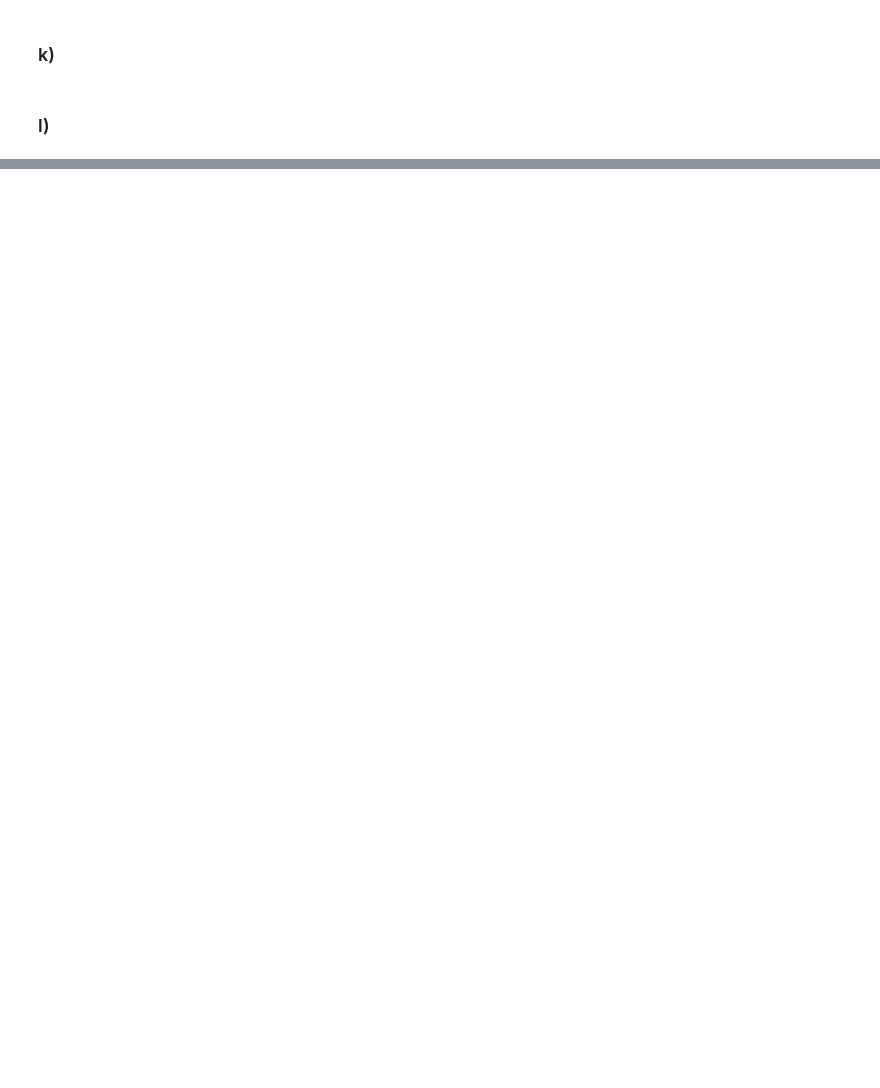
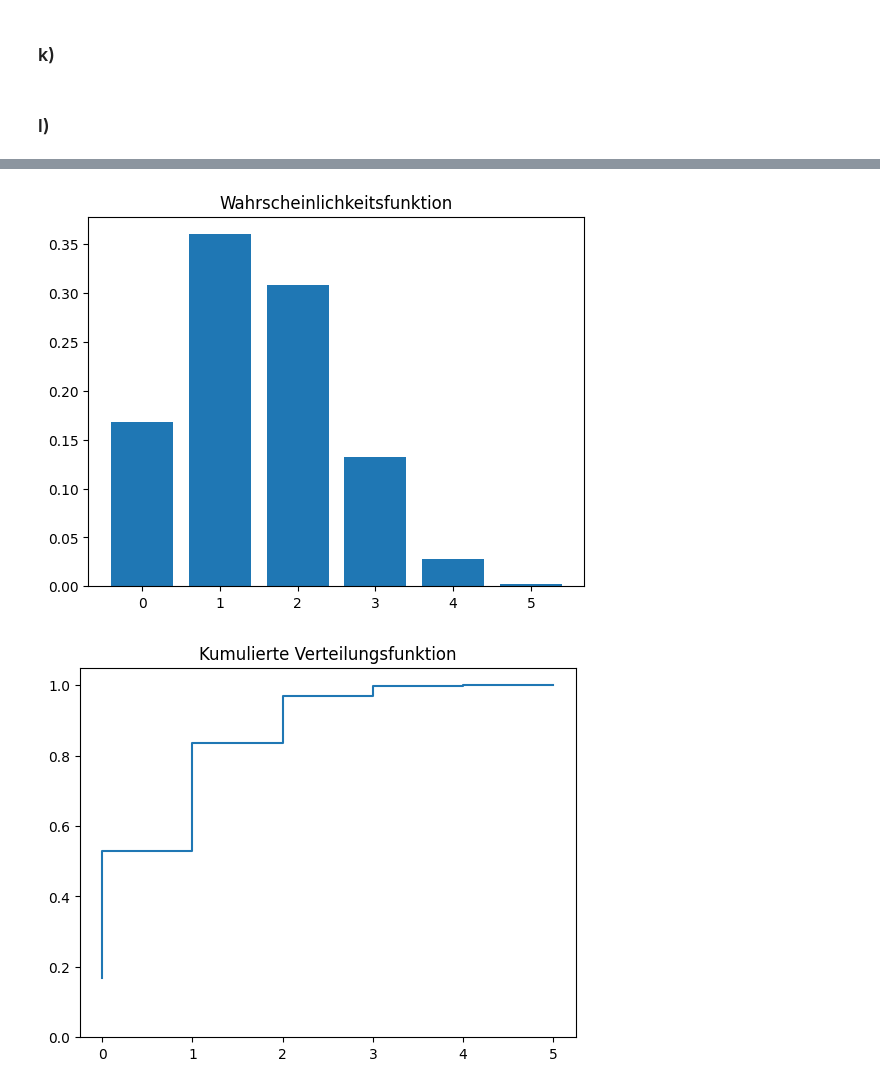
Before and after one commit to tombk556/Mathematische-Stochastische-Modelle-und-MC-Simulationen, a Jupyter notebook: Übung 4/übung4.ipynb, the cells around one changed output, grey strips where cells are left out. Drawn from its saved outputs; the diff is of its cells as text; code cells hidden in the pictures; blank space fills up the shorter version.

```diff
--- a/Übung 4/übung4.ipynb
+++ b/Übung 4/übung4.ipynb
@@ -93,0 +94,17 @@ Median - Zufallsgenerierte Zahlen 0.4967770272464039
+# %%
+auspr = [0 , 1, 2, 3, 4, 5]
+wkt = [0.16807, 0.36015, 0.3087, 0.1323, 0.02835, 0.002430]
+cumulative_sum = [sum(wkt[:i+1]) for i in range(len(wkt))]
+# %%
+plt.bar(auspr, wkt)
+plt.title("Wahrscheinlichkeitsfunktion")
+plt.show()
+# plt.plot(auspr, cumulative_sum, '-o')
+plt.step(auspr,cumulative_sum)
+plt.title("Kumulierte Verteilungsfunktion")
+plt.ylim(0, 1.05)
+
+plt.show()
+# %% [output]
+[figure, added]
+[figure, added]
```
Also changed, not shown: parts of 4 cells of this notebook, 2 other files.
